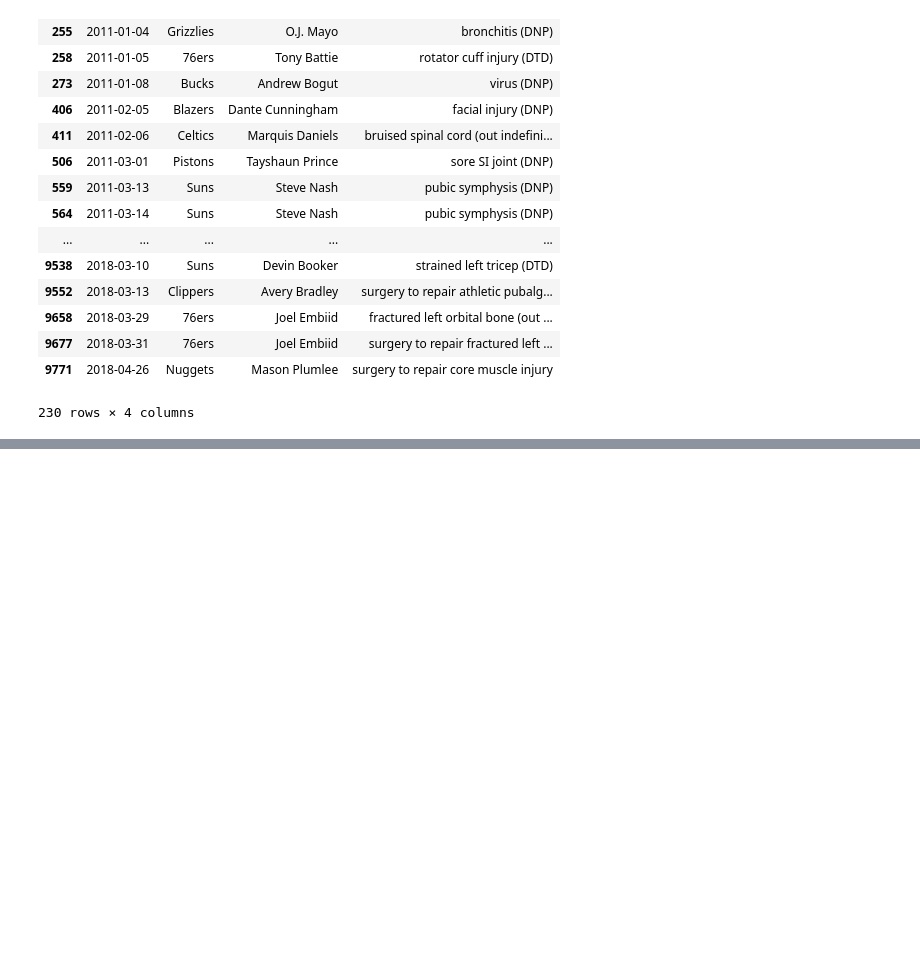
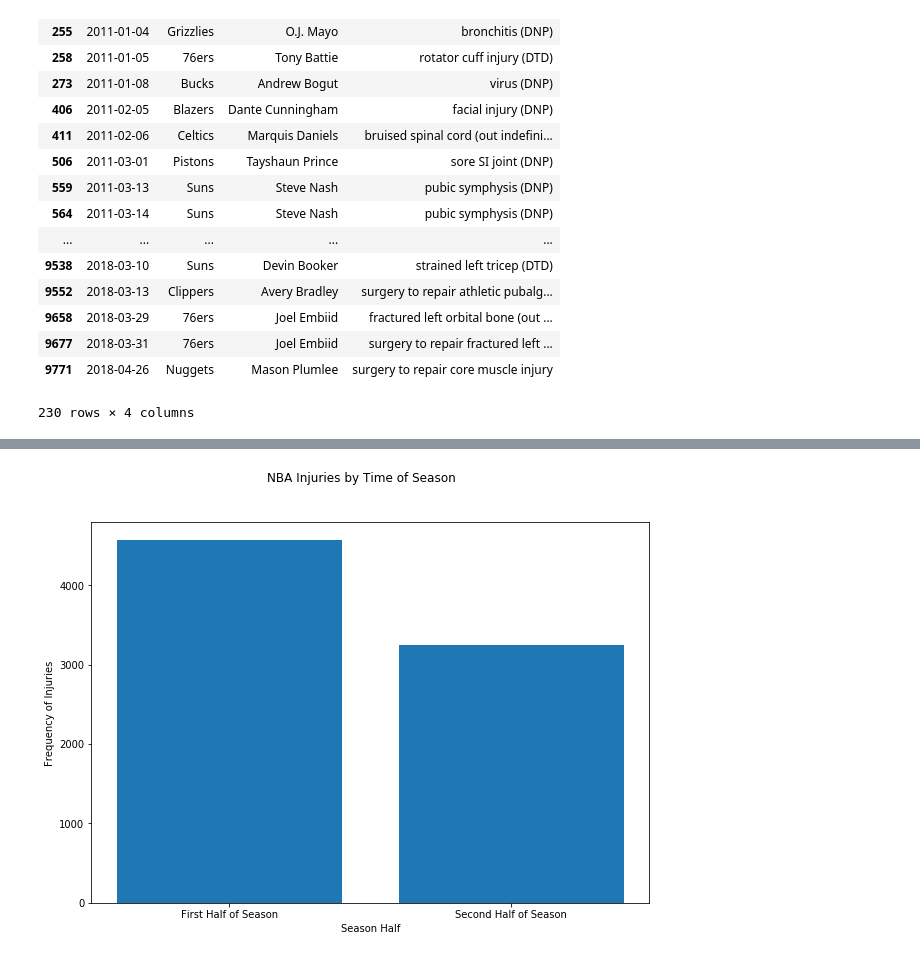
Before and after one commit to jonathansapp08/NBA-Injuries, a Jupyter notebook: NBA Injuries.ipynb, the cells around one changed output, grey strips where cells are left out. Cells and saved outputs as stored; diff of their text form; code cells hidden in the pictures; blank space fills up the shorter version.

```diff
--- a/NBA Injuries.ipynb
+++ b/NBA Injuries.ipynb
@@ -341,0 +473,16 @@ injuries
+# %%
+names = ['First Half of Season', 'Second Half of Season']
+values = [4564, 3252]
+
+plt.figure(figsize=(10, 7))
+
+plt.subplot(111)
+plt.bar(names, values)
+
+
+plt.suptitle('NBA Injuries by Time of Season')
+plt.xlabel('Season Half')
+plt.ylabel('Frequency of Injuries')
+plt.show()
+# %% [output]
+[figure, added]
```
Also changed, not shown: parts of 3 cells of this notebook.
